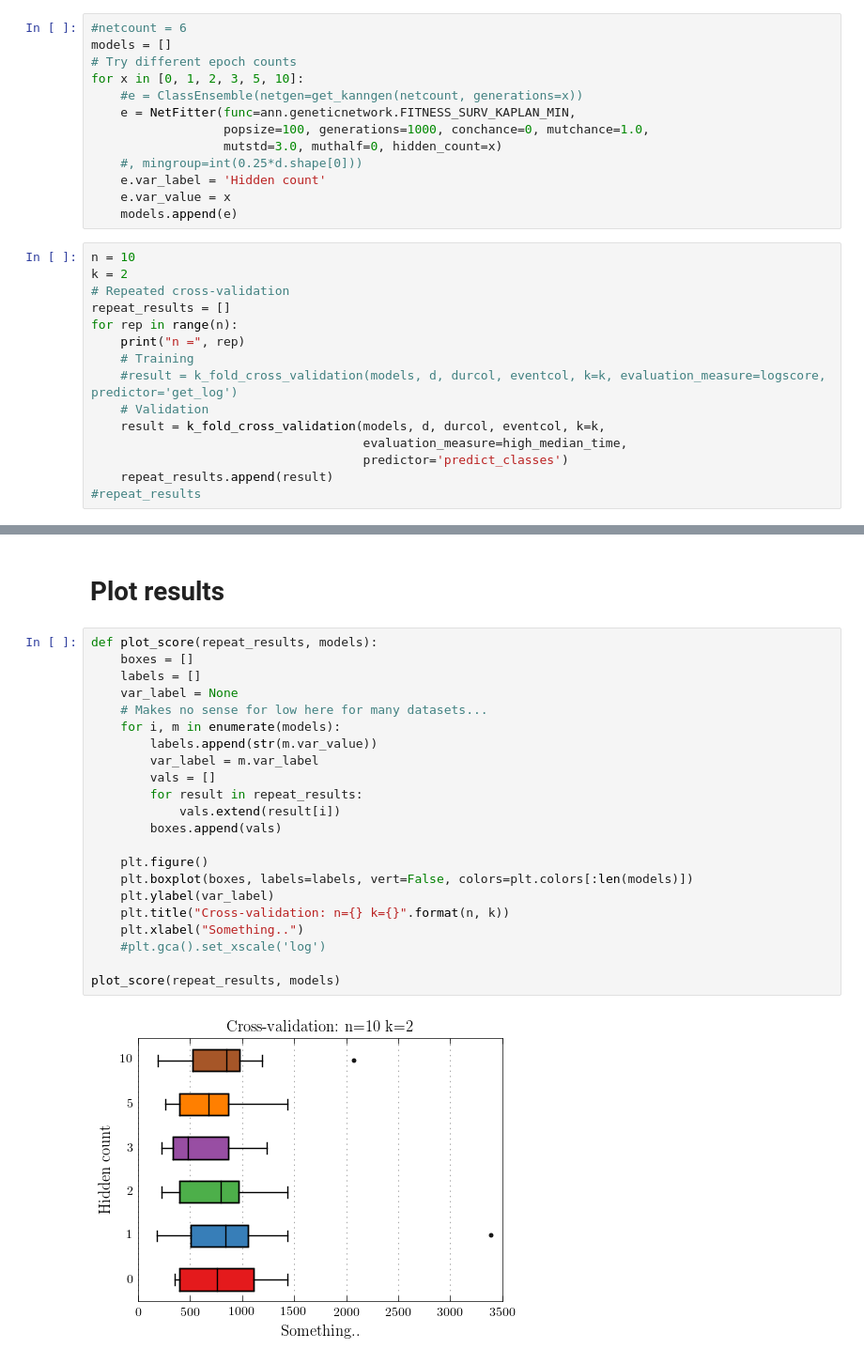
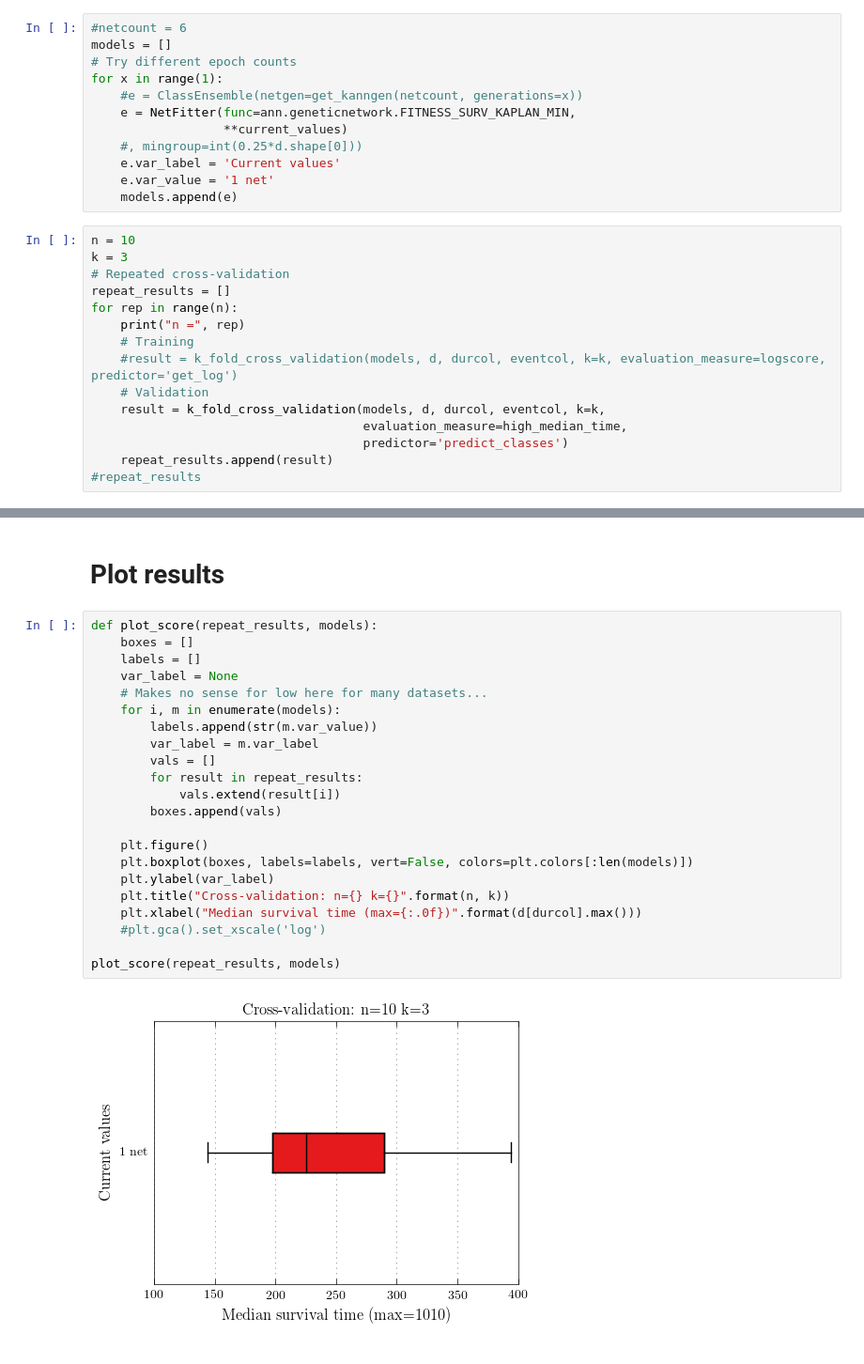
Before and after one commit to spacecowboy/article-annriskgroups-source, a Jupyter notebook: AnnVariables.ipynb, the cells around one changed output, grey strips where cells are left out. Shown at 94% size. Saved outputs shown, nothing was run; the diff lists cells and outputs as text.

Commit message:
Variables for lung with a plot
Signed-off-by: Jonas Kalderstam <jonas@kalderstam.se>

```diff
--- a/AnnVariables.ipynb
+++ b/AnnVariables.ipynb
@@ -360,18 +375,17 @@ Values optimized after 10 iterations
 #netcount = 6
 models = []
 # Try different epoch counts
-for x in [0, 1, 2, 3, 5, 10]:
+for x in range(1):
     #e = ClassEnsemble(netgen=get_kanngen(netcount, generations=x))
     e = NetFitter(func=ann.geneticnetwork.FITNESS_SURV_KAPLAN_MIN,
-                  popsize=100, generations=1000, conchance=0, mutchance=1.0,
-                  mutstd=3.0, muthalf=0, hidden_count=x)
+                  **current_values)
     #, mingroup=int(0.25*d.shape[0]))
-    e.var_label = 'Hidden count'
-    e.var_value = x
+    e.var_label = 'Current values'
+    e.var_value = '1 net'
     models.append(e)
 # %%
 n = 10
-k = 2
+k = 3
 # Repeated cross-validation
 repeat_results = []
 for rep in range(n):
@@ -400,24 +414,24 @@ n = 9
 # %%
 def plot_score(repeat_results, models):
     boxes = []
     labels = []
     var_label = None
     # Makes no sense for low here for many datasets...
     for i, m in enumerate(models):
         labels.append(str(m.var_value))
         var_label = m.var_label
         vals = []
         for result in repeat_results:
             vals.extend(result[i])
         boxes.append(vals)
 
     plt.figure()
     plt.boxplot(boxes, labels=labels, vert=False, colors=plt.colors[:len(models)])
     plt.ylabel(var_label)
     plt.title("Cross-validation: n={} k={}".format(n, k))
-    plt.xlabel("Something..")
+    plt.xlabel("Median survival time (max={:.0f})".format(d[durcol].max()))
     #plt.gca().set_xscale('log')
 
 plot_score(repeat_results, models)
 # %% [output]
-[figure, old version]
+[figure, new version]
```
Also changed, not shown: parts of 1 cell of this notebook.
